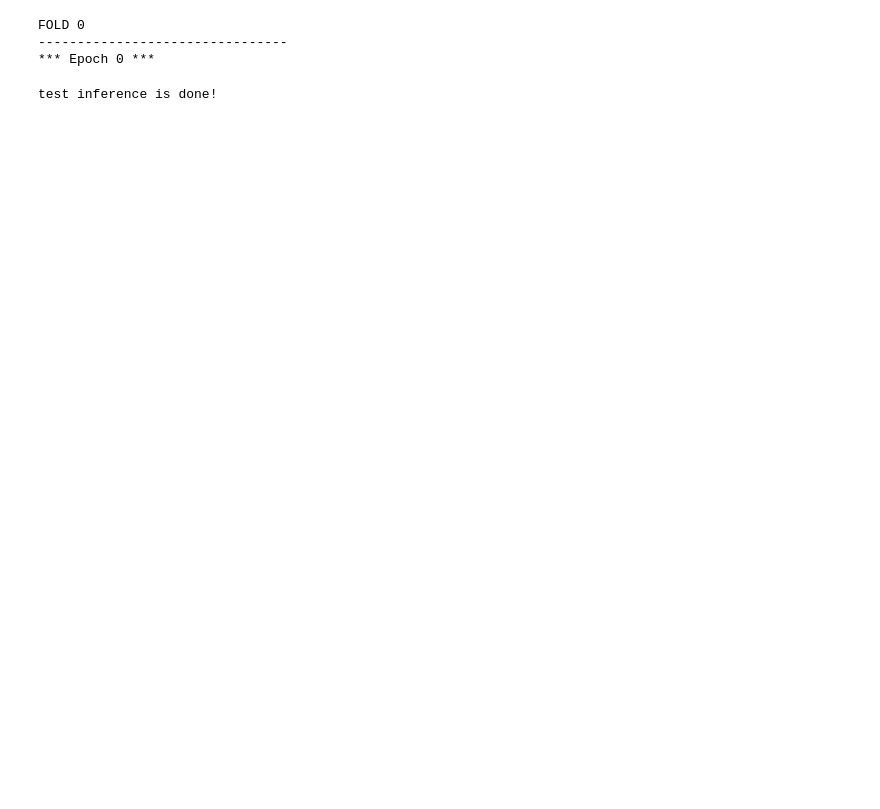
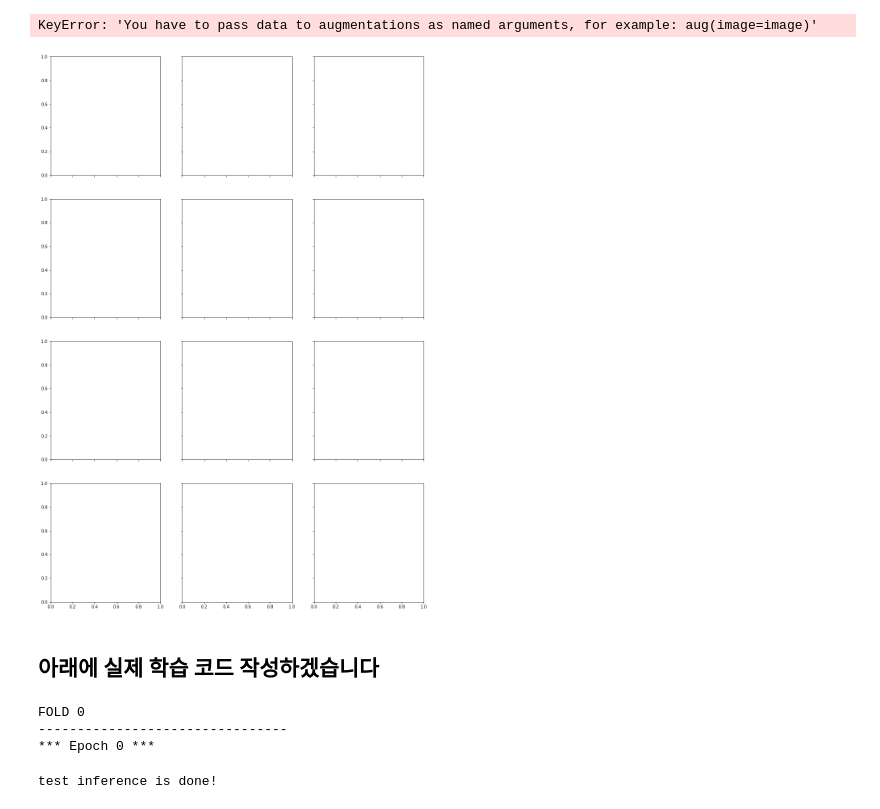
Before and after one commit to boostcampaitech2/image-classification-level1-25, a Jupyter notebook: sample_kfold.ipynb, the cells around one changed output. Cells and saved outputs as stored; diff of their text form; code cells hidden in the pictures; blank space fills up the shorter version.

Commit message:
feat : stratified k-fold, plt image doesn't work

```diff
--- a/sample_kfold.ipynb
+++ b/sample_kfold.ipynb
@@ -272,3 +294,55 @@ NUM_EPOCH     : 1
+# %%
+team_df = pd.read_csv('/opt/ml/image-classification-level1-25/teamtrain.csv')
+
+# dataset 선언
+transform = get_transforms(mean=mean, std=std)
+dataset = MaskBaseDataset(
+    img_dir=img_dir,
+)
+dataset.set_transform(transform['val'])
+
+skf = StratifiedKFold(n_splits=5, shuffle=True, random_state=SEED)
+for fold, (train_ids, valid_ids) in enumerate(skf.split(team_df, team_df.gender_age_cls)):
+    if fold>0: break
+    #Image index
+    train_image = sum([[x*7+i for i in range(7)] for x in train_ids],[])
+    valid_image = sum([[x*7+i for i in range(7)] for x in valid_ids],[])
+
+    #Dataset
+    train_dataset = Subset(dataset,train_image)
+    valid_dataset = Subset(dataset,valid_image)
+
+    #DataLoader
+    train_loader = data.DataLoader(
+        train_dataset,
+        batch_size=12,
+        shuffle=False
+    )
+    valid_loader = data.DataLoader(
+        valid_dataset,
+        batch_size=12,
+        shuffle=False
+    )
+
+    # 사진 찍어보기
+    images, labels = next(iter(valid_loader))
+
+    inv_normalize = transforms.Normalize(
+        mean=[-m / s for m, s in zip(mean, std)],
+        std=[1 / s for s in std])
+
+    n_rows, n_cols = 4, 3
+
+    fig, axes = plt.subplots(n_rows, n_cols, sharex=True, sharey=True, figsize=(16, 24))
+    for i in range(n_rows*n_cols):
+        axes[i%n_rows][i//(n_cols+1)].imshow(inv_normalize(images[i]).permute(1, 2, 0))
+        axes[i%n_rows][i//(n_cols+1)].set_title(f'Label: {labels[i]}', color='r')
+    plt.tight_layout()
+# %% [output]
+KeyError: 'You have to pass data to augmentations as named arguments, for example: aug(image=image)'
+[figure, added]
+# %% [markdown]
+## 아래에 실제 학습 코드 작성하겠습니다
 # %%
 # wandb init
 config={"epochs": num_epochs, "batch_size": batch_size, "learning_rate" : learning_rate}
```
Also changed, not shown: parts of 12 cells of this notebook.
